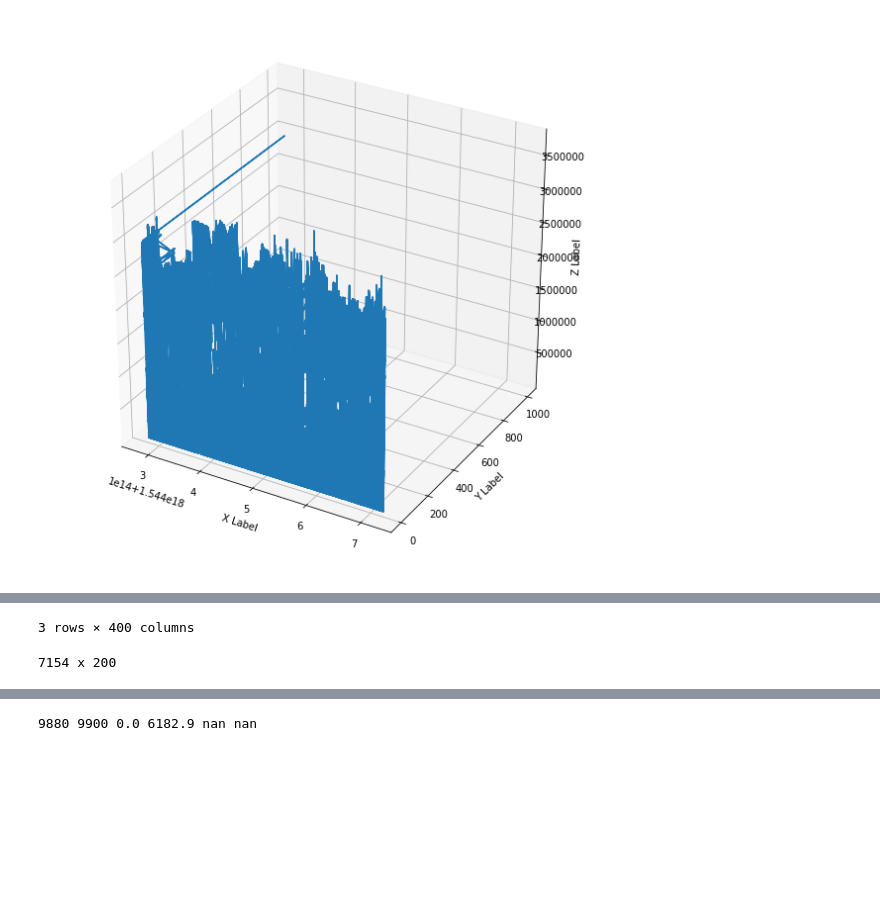
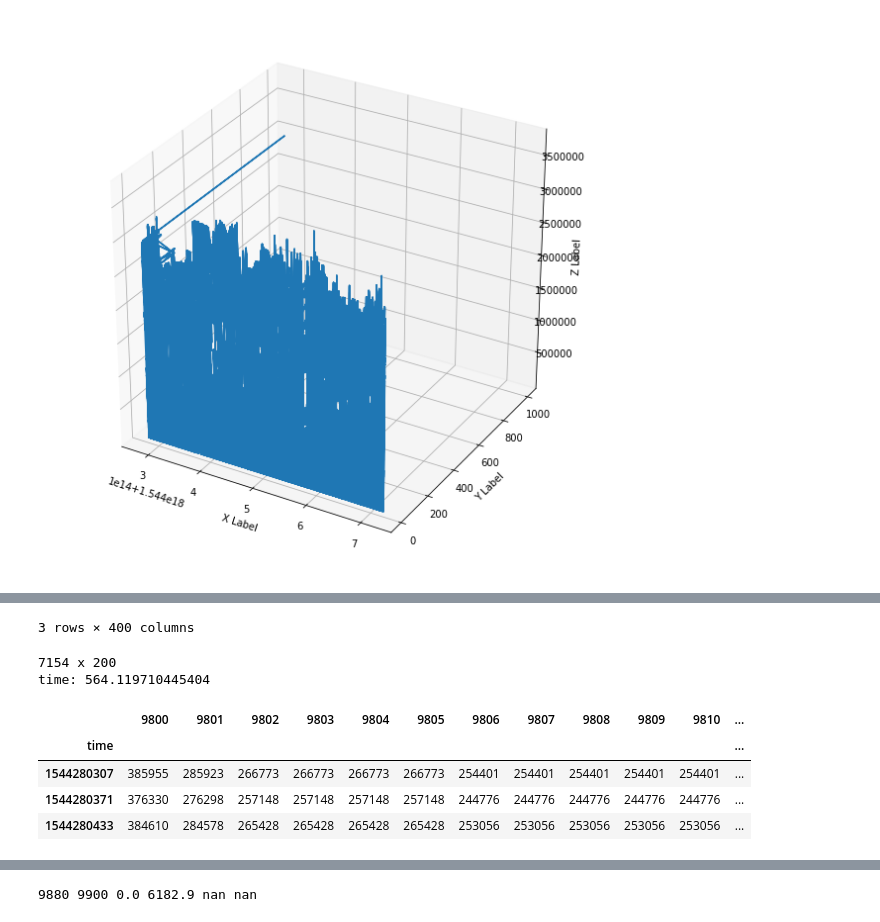
Before and after one commit to anatol-grabowski/kraken-data-collector, a Jupyter notebook: analyzer/depth.ipynb, the cells around one changed output, grey strips where cells are left out. Cells and saved outputs as stored; diff of their text form; code cells hidden in the pictures; blank space fills up the shorter version.

```diff
--- a/analyzer/depth.ipynb
+++ b/analyzer/depth.ipynb
@@ -126,32 +126,41 @@ def get_stepped_cumvols(depths, price_min=0.9900, price_max=1.0010):
             if j == prices['sell'].columns.max():
                 price_end = price_max+1
             else:
                 price_end = prices['sell', j+1].values[i]
             price_start = max(price_start, price_min)
             price_end = min(price_end, price_max+1)
             #?????
             for price in range(price_start, price_end):
                 stepped_df.loc[x_seconds, price] = cumvol
-    return stepped_df
+    return stepped_df # TODO: find out why it is not float dtype
 
 display(p.head(3))
+from time import time
+t = time()
 stepped_df = get_stepped_cumvols(p, 0.9800, 1.0000)
+print('time:', time() - t)
 
 with pd.option_context('display.max_columns', 500):
     display(stepped_df.head(3))
 
 # print(p.loc[:, idx[['price', 'cumvol'], 'buy', :]])
 # print(stepped_df.loc[:,:9895])
 
 print()
 # %% [output]
 |  | cumvol |  |  |  |  |  |  |  |  |  | ... | ... |
 |  | buy |  |  |  |  |  |  |  |  |  | ... | ... |
 |  | -99 | -98 | -97 | -96 | -95 | -94 | -93 | -92 | -91 | -90 | ... | ... |
 | time |  |  |  |  |  |  |  |  |  |  |  | ... |
 | 2018-12-08 14:45:07 | 955960.91 | 954460.91 | 939460.91 | 937460.91 | 913460.91 | 898460.91 | 898455.91 | 898413.765 | 898313.765 | 898254.941 | ... | ... |
 | 2018-12-08 14:46:11 | 974435.91 | 970335.91 | 946335.91 | 944835.91 | 929835.91 | 927835.91 | 903835.91 | 888835.910 | 888830.910 | 888788.765 | ... | ... |
 | 2018-12-08 14:47:13 | 954615.91 | 953115.91 | 938115.91 | 936115.91 | 912115.91 | 897115.91 | 897110.91 | 897068.765 | 896968.765 | 896909.941 | ... | ... |
 3 rows × 400 columns
 7154 x 200
+time: 564.119710445404
+|  | 9800 | 9801 | 9802 | 9803 | 9804 | 9805 | 9806 | 9807 | 9808 | 9809 | 9810 | ... |
+| time |  |  |  |  |  |  |  |  |  |  |  | ... |
+| 1544280307 | 385955 | 285923 | 266773 | 266773 | 266773 | 266773 | 254401 | 254401 | 254401 | 254401 | 254401 | ... |
+| 1544280371 | 376330 | 276298 | 257148 | 257148 | 257148 | 257148 | 244776 | 244776 | 244776 | 244776 | 244776 | ... |
+| 1544280433 | 384610 | 284578 | 265428 | 265428 | 265428 | 265428 | 253056 | 253056 | 253056 | 253056 | 253056 | ... |
 # %%
```
Also changed, not shown: parts of 1 cell of this notebook, 13 other files.
